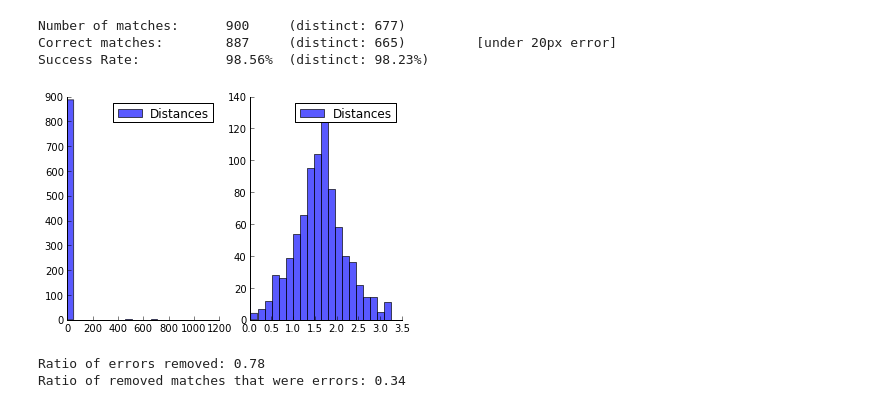
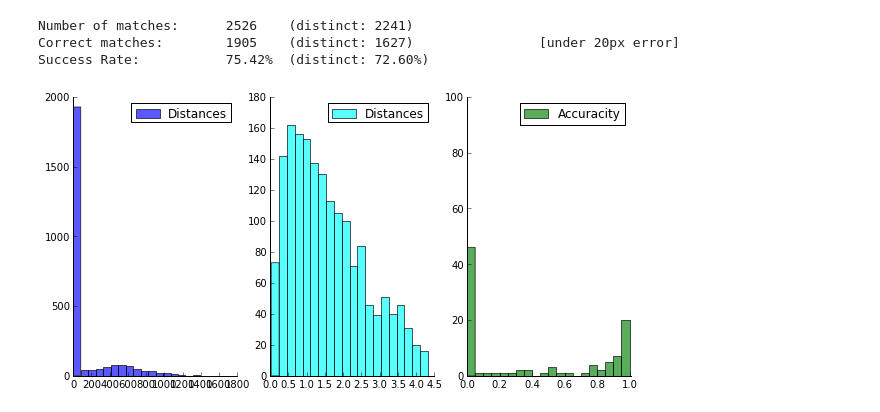
Before and after one commit to arnfred/Mirror-Match, a Jupyter notebook: code/cluster-match/Test Graffiti.ipynb, the cells around one changed output. Drawn from its saved outputs; the diff is of its cells as text; code cells hidden in the pictures.

```diff
--- a/code/cluster-match/Test Graffiti.ipynb
+++ b/code/cluster-match/Test Graffiti.ipynb
@@ -14,3 +14,4 @@ import display
 import itertools
 # %%
 dt = 20
+directory = "BOAT"
@@ -179,13 +18,7 @@ Success Rate:           94.23%  (distinct: 94.31%)
-# %%
-distances = matchFolder(pairs, bothMatchSIFT)
-# %% [output]
-Number of matches:      900     (distinct: 677)
-Correct matches:        887     (distinct: 665)         [under 20px error]
-Success Rate:           98.56%  (distinct: 98.23%)
-[figure, removed]
-# %%
-print("Ratio of errors removed: %.2f" % (1 - ((900-887)) / float(1039-979)))
-print("Ratio of removed matches that were errors: %.2f" % (float((1039-979) - (900-887))/(1039-900)))
-# %% [output]
-Ratio of errors removed: 0.78
-Ratio of removed matches that were errors: 0.34
+# %%
+accu_cs = matching.folderMatch(directory, dt, matching.clusterMatchSIFT)
+# %% [output]
+Number of matches:      2526    (distinct: 2241)
+Correct matches:        1905    (distinct: 1627)                [under 20px error]
+Success Rate:           75.42%  (distinct: 72.60%)
+[figure, added]
```
Also changed, not shown: parts of 18 cells of this notebook, 5 other files.
